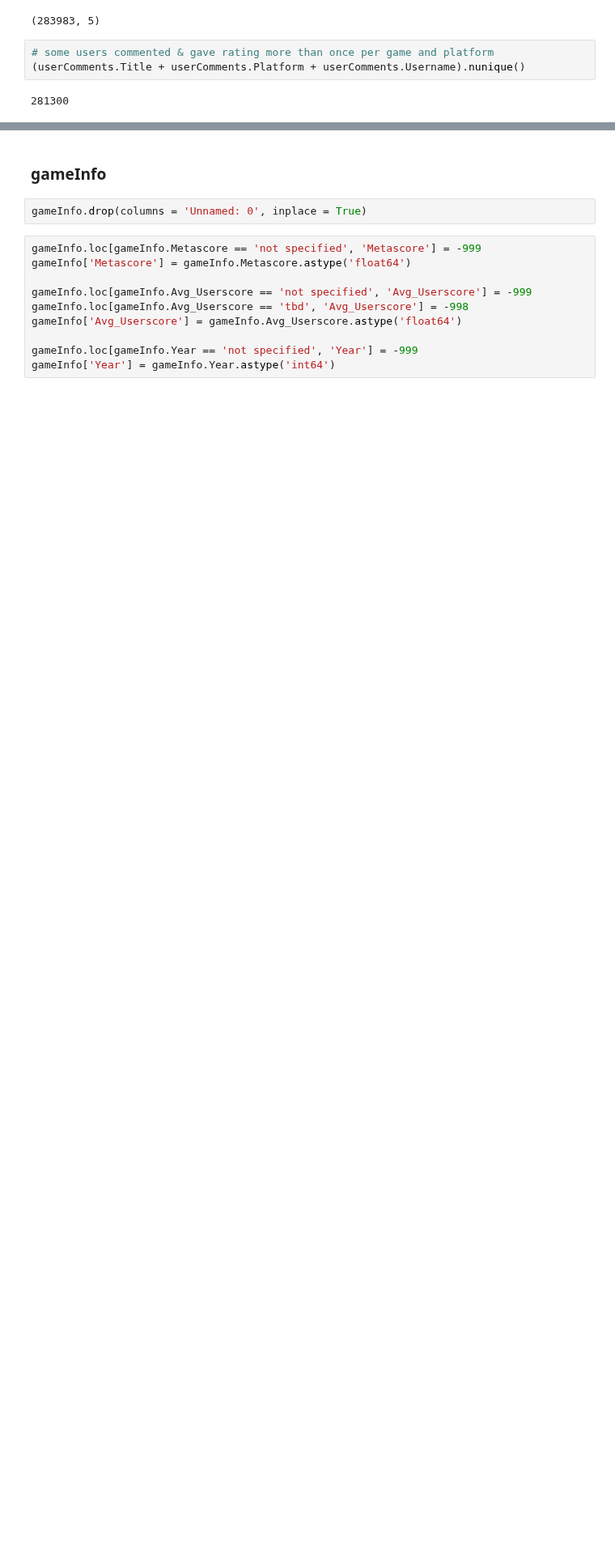
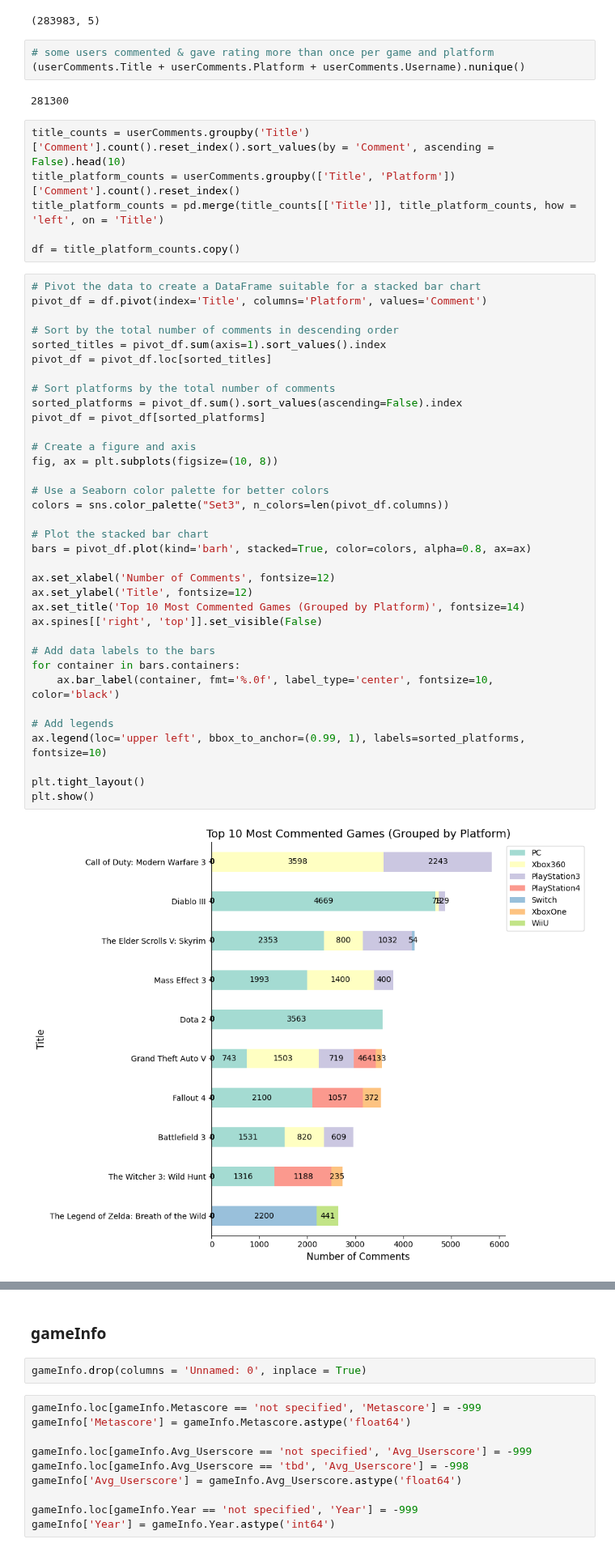
Before and after one commit to wd686/EBAC, a Jupyter notebook: dataProcessing/dataProcessing.ipynb, the cells around one changed output, grey strips where cells are left out. Shown at 81% size. Saved outputs shown, nothing was run; the diff lists cells and outputs as text; blank space fills up the shorter version.

```diff
--- a/dataProcessing/dataProcessing.ipynb
+++ b/dataProcessing/dataProcessing.ipynb
@@ -158,3 +165,46 @@ userComments.shape
 (userComments.Title + userComments.Platform + userComments.Username).nunique()
 # %% [output]
 281300
+# %%
+title_counts = userComments.groupby('Title')['Comment'].count().reset_index().sort_values(by = 'Comment', ascending = False).head(10)
+title_platform_counts = userComments.groupby(['Title', 'Platform'])['Comment'].count().reset_index()
+title_platform_counts = pd.merge(title_counts[['Title']], title_platform_counts, how = 'left', on = 'Title')
+
+df = title_platform_counts.copy()
+# %%
+# Pivot the data to create a DataFrame suitable for a stacked bar chart
+pivot_df = df.pivot(index='Title', columns='Platform', values='Comment')
+
+# Sort by the total number of comments in descending order
+sorted_titles = pivot_df.sum(axis=1).sort_values().index
+pivot_df = pivot_df.loc[sorted_titles]
+
+# Sort platforms by the total number of comments
+sorted_platforms = pivot_df.sum().sort_values(ascending=False).index
+pivot_df = pivot_df[sorted_platforms]
+
+# Create a figure and axis
+fig, ax = plt.subplots(figsize=(10, 8))
+
+# Use a Seaborn color palette for better colors
+colors = sns.color_palette("Set3", n_colors=len(pivot_df.columns))
+
+# Plot the stacked bar chart
+bars = pivot_df.plot(kind='barh', stacked=True, color=colors, alpha=0.8, ax=ax)
+
+ax.set_xlabel('Number of Comments', fontsize=12)
+ax.set_ylabel('Title', fontsize=12)
+ax.set_title('Top 10 Most Commented Games (Grouped by Platform)', fontsize=14)
+ax.spines[['right', 'top']].set_visible(False)
+
+# Add data labels to the bars
+for container in bars.containers:
+    ax.bar_label(container, fmt='%.0f', label_type='center', fontsize=10, color='black')
+
+# Add legends
+ax.legend(loc='upper left', bbox_to_anchor=(0.99, 1), labels=sorted_platforms, fontsize=10)
+
+plt.tight_layout()
+plt.show()
+# %% [output]
+[figure, added]
```
Also changed, not shown: parts of 14 cells of this notebook, 2 other files.
